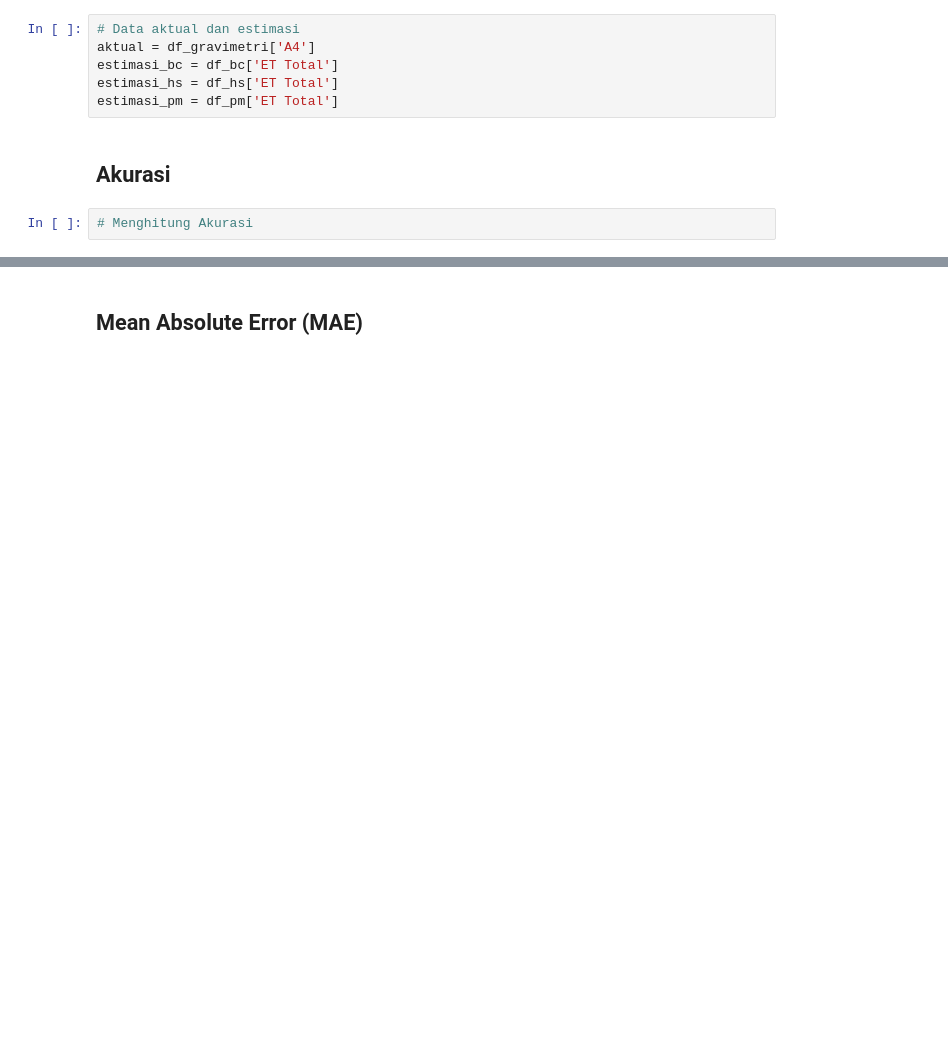
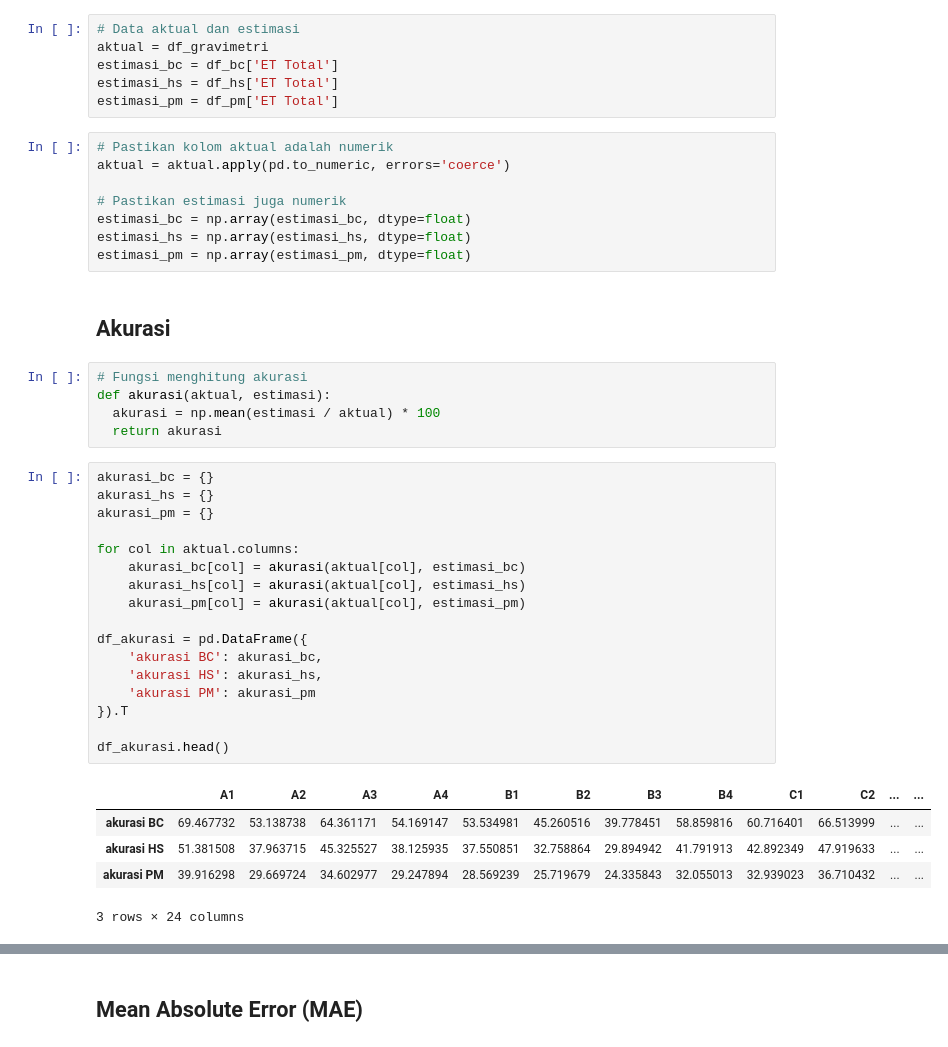
Before and after one commit to rafiachmadfr/Evapotranspiration-Analysis, a Jupyter notebook: 03. Data Analysis.ipynb, the cells around one changed output, grey strips where cells are left out. Drawn from its saved outputs; the diff is of its cells as text; blank space fills up the shorter version.

```diff
--- a/03. Data Analysis.ipynb
+++ b/03. Data Analysis.ipynb
@@ -169,11 +140,45 @@ plt.show()
 # Analisis Parameter
 # %%
 # Data aktual dan estimasi
-aktual = df_gravimetri['A4']
+aktual = df_gravimetri
 estimasi_bc = df_bc['ET Total']
 estimasi_hs = df_hs['ET Total']
 estimasi_pm = df_pm['ET Total']
+# %%
+# Pastikan kolom aktual adalah numerik
+aktual = aktual.apply(pd.to_numeric, errors='coerce')
+
+# Pastikan estimasi juga numerik
+estimasi_bc = np.array(estimasi_bc, dtype=float)
+estimasi_hs = np.array(estimasi_hs, dtype=float)
+estimasi_pm = np.array(estimasi_pm, dtype=float)
 # %% [markdown]
 ## Akurasi
-# %%
-# Menghitung Akurasi
+# %%
+# Fungsi menghitung akurasi
+def akurasi(aktual, estimasi):
+  akurasi = np.mean(estimasi / aktual) * 100
+  return akurasi
+# %%
+akurasi_bc = {}
+akurasi_hs = {}
+akurasi_pm = {}
+
+for col in aktual.columns:
+    akurasi_bc[col] = akurasi(aktual[col], estimasi_bc)
+    akurasi_hs[col] = akurasi(aktual[col], estimasi_hs)
+    akurasi_pm[col] = akurasi(aktual[col], estimasi_pm)
+
+df_akurasi = pd.DataFrame({
+    'akurasi BC': akurasi_bc,
+    'akurasi HS': akurasi_hs,
+    'akurasi PM': akurasi_pm
+}).T
+
+df_akurasi.head()
+# %% [output]
+|  | A1 | A2 | A3 | A4 | B1 | B2 | B3 | B4 | C1 | C2 | ... | ... |
+| akurasi BC | 69.467732 | 53.138738 | 64.361171 | 54.169147 | 53.534981 | 45.260516 | 39.778451 | 58.859816 | 60.716401 | 66.513999 | ... | ... |
+| akurasi HS | 51.381508 | 37.963715 | 45.325527 | 38.125935 | 37.550851 | 32.758864 | 29.894942 | 41.791913 | 42.892349 | 47.919633 | ... | ... |
+| akurasi PM | 39.916298 | 29.669724 | 34.602977 | 29.247894 | 28.569239 | 25.719679 | 24.335843 | 32.055013 | 32.939023 | 36.710432 | ... | ... |
+3 rows × 24 columns
```
Also changed, not shown: parts of 19 cells of this notebook, 12 other files.
